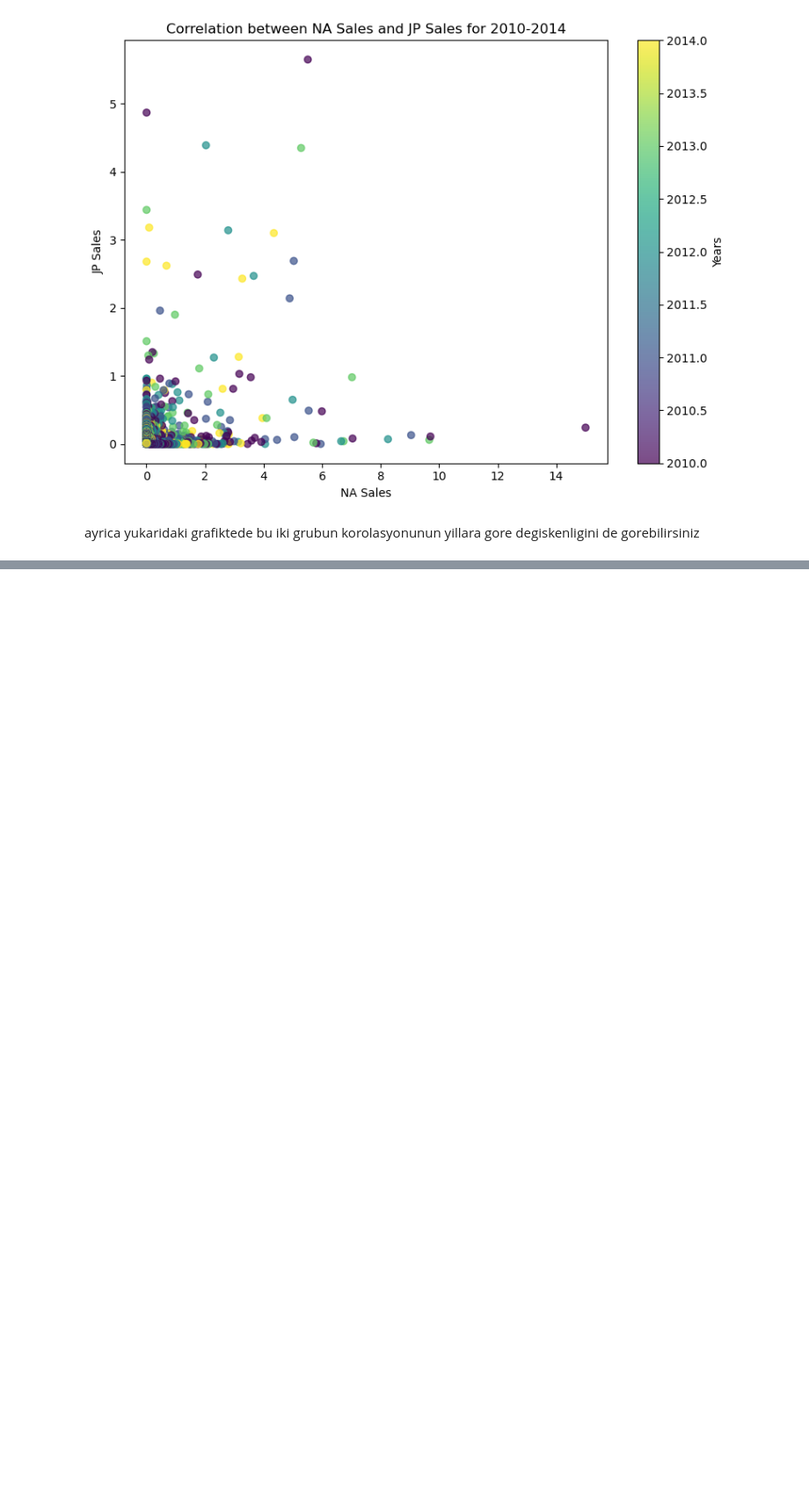
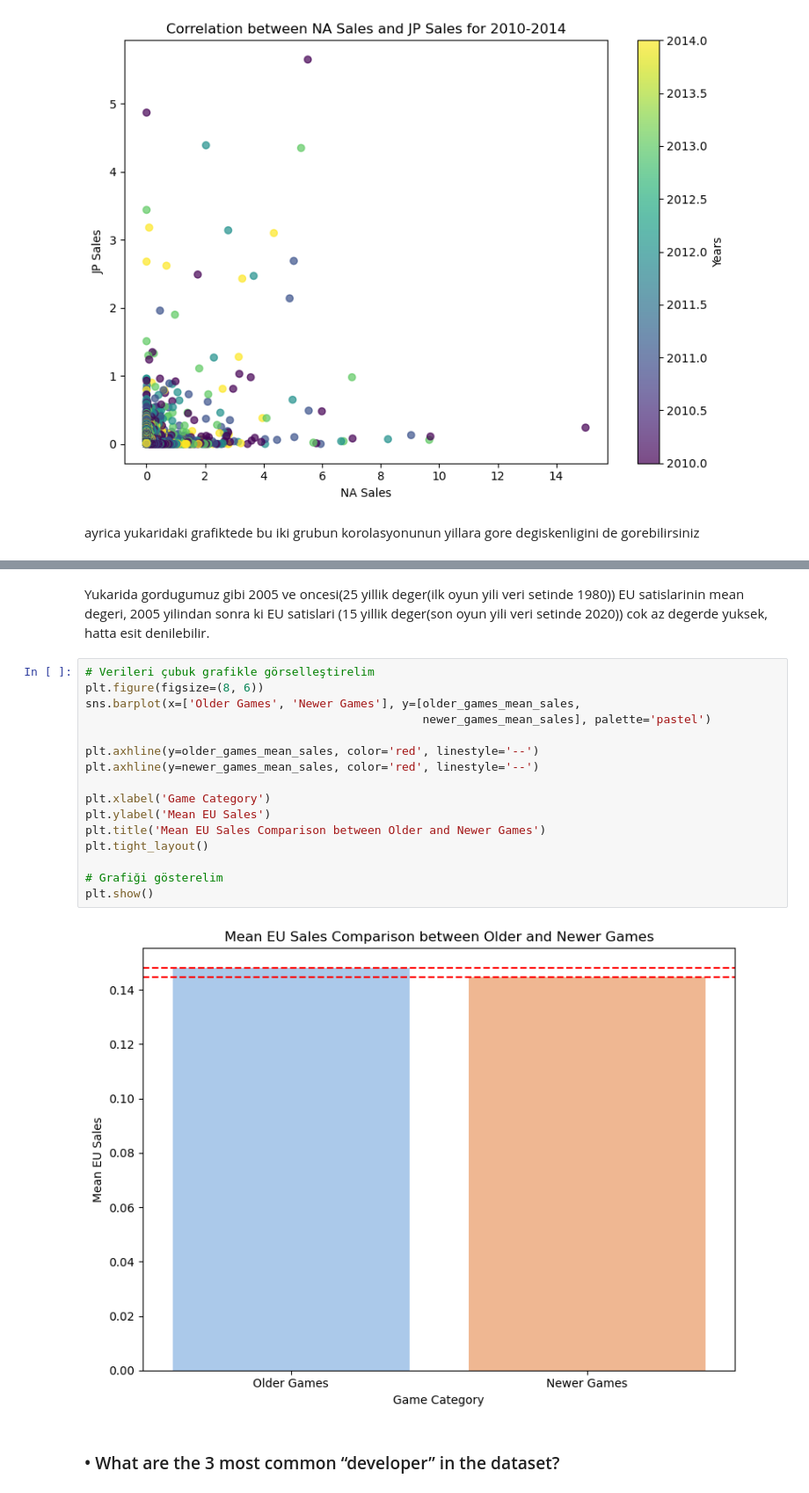
Before and after one commit to SertacBattal/HDIP_DDViz_CA1, a Jupyter notebook: SertacBattal_DVizHDip_CA1.ipynb, the cells around one changed output, grey strips where cells are left out. Shown at 88% size. Saved outputs shown, nothing was run; the diff lists cells and outputs as text; blank space fills up the shorter version.

```diff
--- a/SertacBattal_DVizHDip_CA1.ipynb
+++ b/SertacBattal_DVizHDip_CA1.ipynb
@@ -137,0 +209,22 @@ ayrica yukaridaki grafiktede bu iki grubun korolasyonunun yillara gore degiskenl
+# %% [markdown]
+Yukarida gordugumuz gibi 2005 ve oncesi(25 yillik deger(ilk oyun yili veri setinde 1980)) EU satislarinin mean degeri, 2005 yilindan sonra ki EU satislari (15 yillik deger(son oyun yili veri setinde 2020)) cok az degerde yuksek, hatta esit denilebilir.
+# %%
+# Verileri çubuk grafikle görselleştirelim
+plt.figure(figsize=(8, 6))
+sns.barplot(x=['Older Games', 'Newer Games'], y=[older_games_mean_sales,
+                                                 newer_games_mean_sales], palette='pastel')
+
+plt.axhline(y=older_games_mean_sales, color='red', linestyle='--')
+plt.axhline(y=newer_games_mean_sales, color='red', linestyle='--')
+
+plt.xlabel('Game Category')
+plt.ylabel('Mean EU Sales')
+plt.title('Mean EU Sales Comparison between Older and Newer Games')
+plt.tight_layout()
+
+# Grafiği gösterelim
+plt.show()
+# %% [output]
+[figure, added]
+# %% [markdown]
+### • What are the 3 most common “developer” in the dataset?
```
Also changed, not shown: parts of 14 cells of this notebook.
